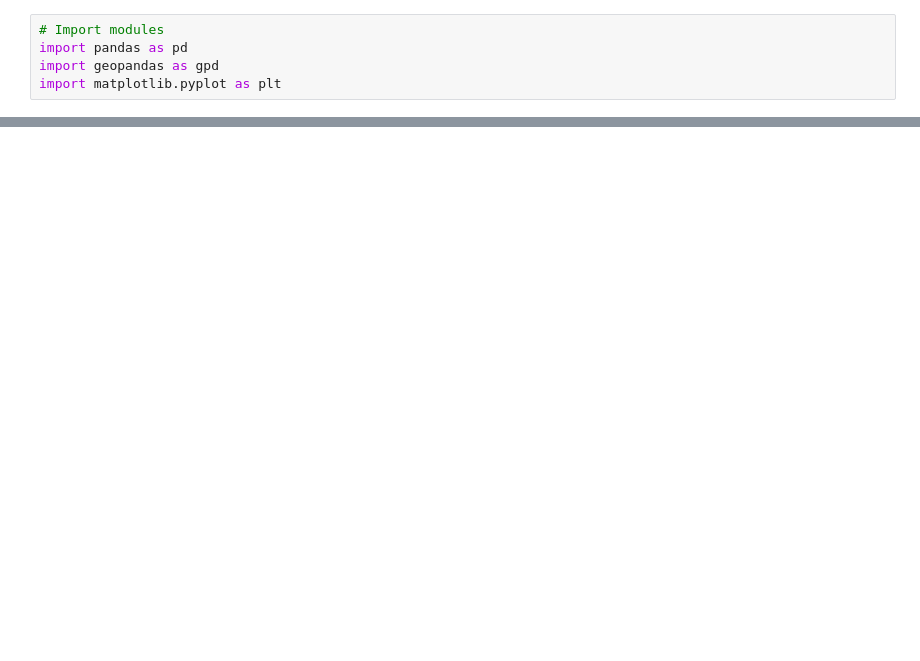
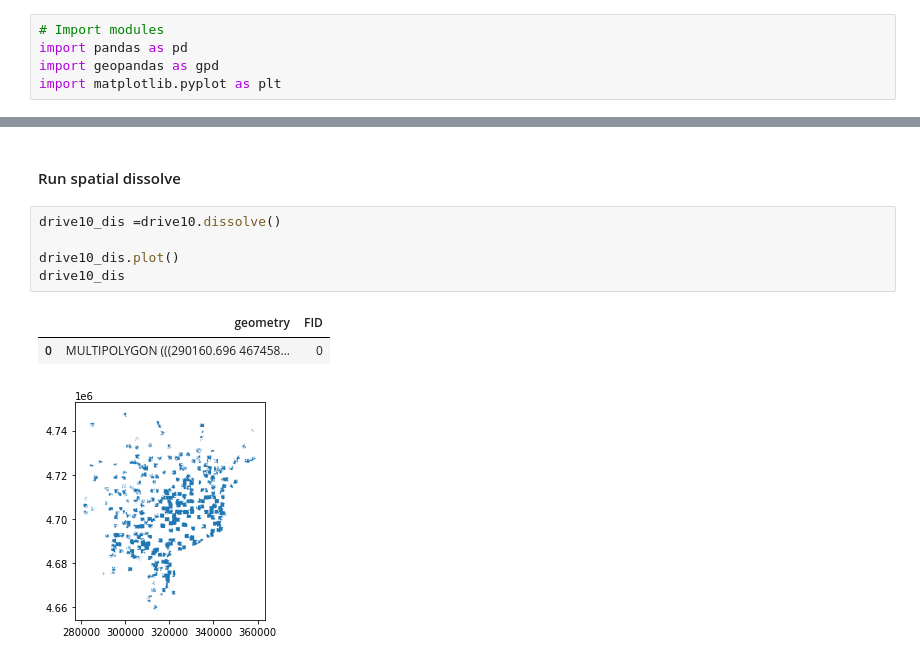
Before and after one commit to LucyMakesMaps/COVID_VaccineClinics, a Jupyter notebook: Notebooks/UnderstandingAccess.ipynb, the cells around one changed output, grey strips where cells are left out. Drawn from its saved outputs; the diff is of its cells as text; blank space fills up the shorter version.

```diff
--- a/Notebooks/UnderstandingAccess.ipynb
+++ b/Notebooks/UnderstandingAccess.ipynb
@@ -30,0 +44,11 @@ racial_data.plot(markersize=2, column='field', categorical=True, legend=True)
+# %% [markdown]
+#### Run spatial dissolve
+# %%
+drive10_dis =drive10.dissolve()
+
+drive10_dis.plot()
+drive10_dis
+# %% [output]
+|  | geometry | FID |
+| 0 | MULTIPOLYGON (((290160.696 467458... | 0 |
+[figure, added]
```
Also changed, not shown: parts of 27 cells of this notebook, 1 other file.
